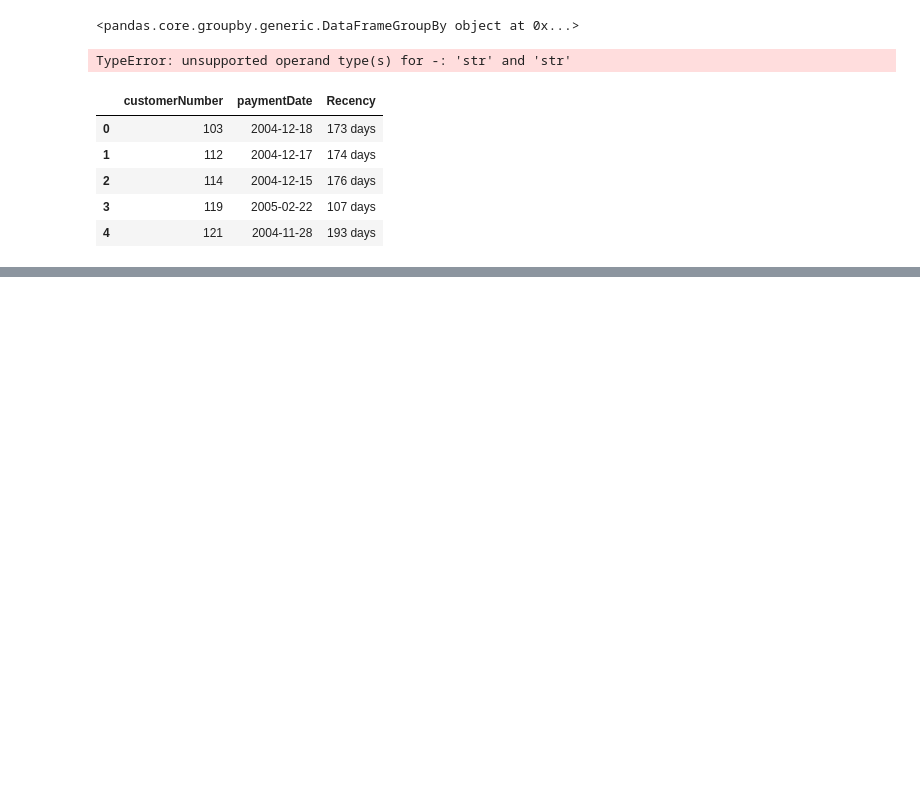
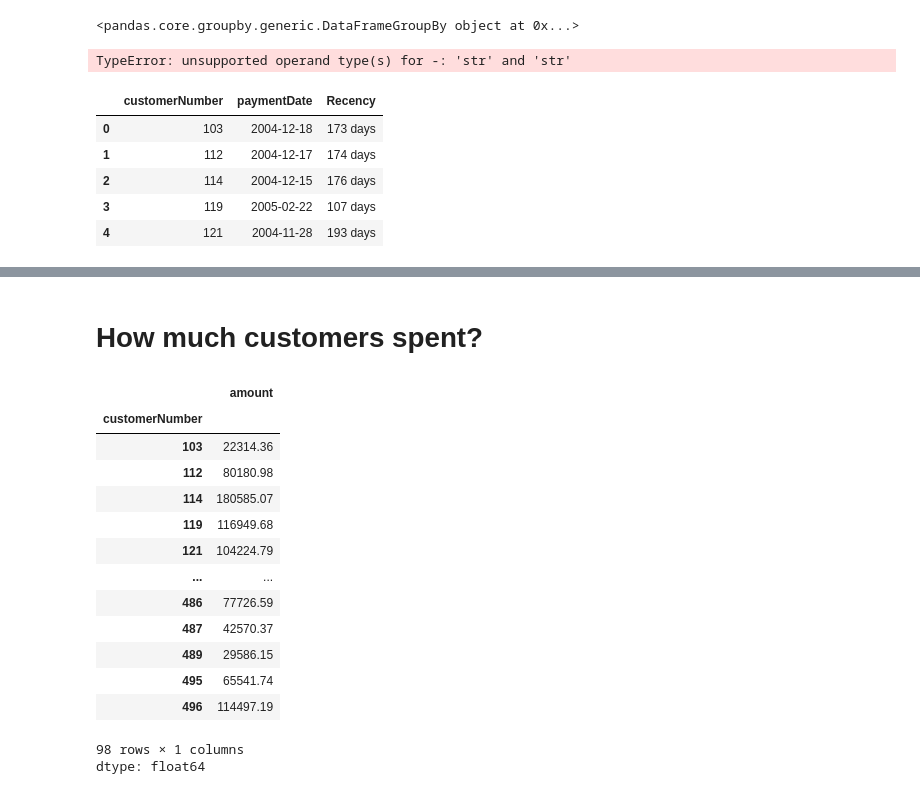
Before and after one commit to Nrashani/Amazon-Sales-Analysis-Project, a Jupyter notebook: CustomerAnalysis_Nimasha.ipynb, the cells around one changed output, grey strips where cells are left out. Saved outputs shown, nothing was run; the diff lists cells and outputs as text; code cells hidden in the pictures; blank space fills up the shorter version.

```diff
--- a/CustomerAnalysis_Nimasha.ipynb
+++ b/CustomerAnalysis_Nimasha.ipynb
@@ -90,0 +112,21 @@ recency.head()
+# %% [markdown]
+# How much customers spent?
+# %%
+Spend=df.groupby('customerNumber')['amount'].sum()
+Spend.head(100)
+# %% [output]
+|  | amount |
+| customerNumber |  |
+| 103 | 22314.36 |
+| 112 | 80180.98 |
+| 114 | 180585.07 |
+| 119 | 116949.68 |
+| 121 | 104224.79 |
+| ... | ... |
+| 486 | 77726.59 |
+| 487 | 42570.37 |
+| 489 | 29586.15 |
+| 495 | 65541.74 |
+| 496 | 114497.19 |
+98 rows × 1 columns
+dtype: float64
```
Also changed, not shown: parts of 4 cells of this notebook.
